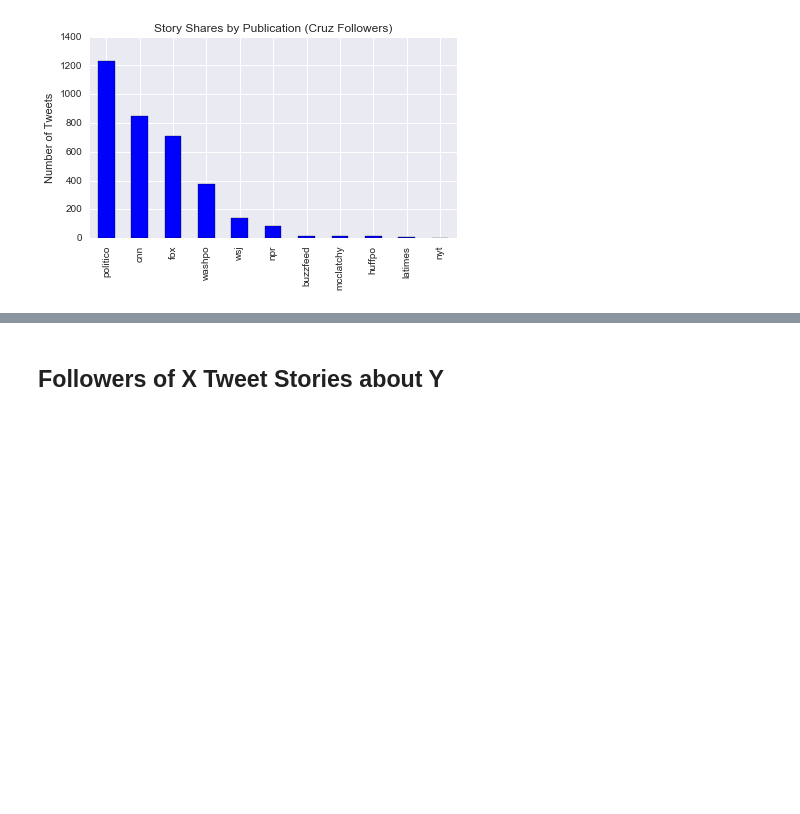
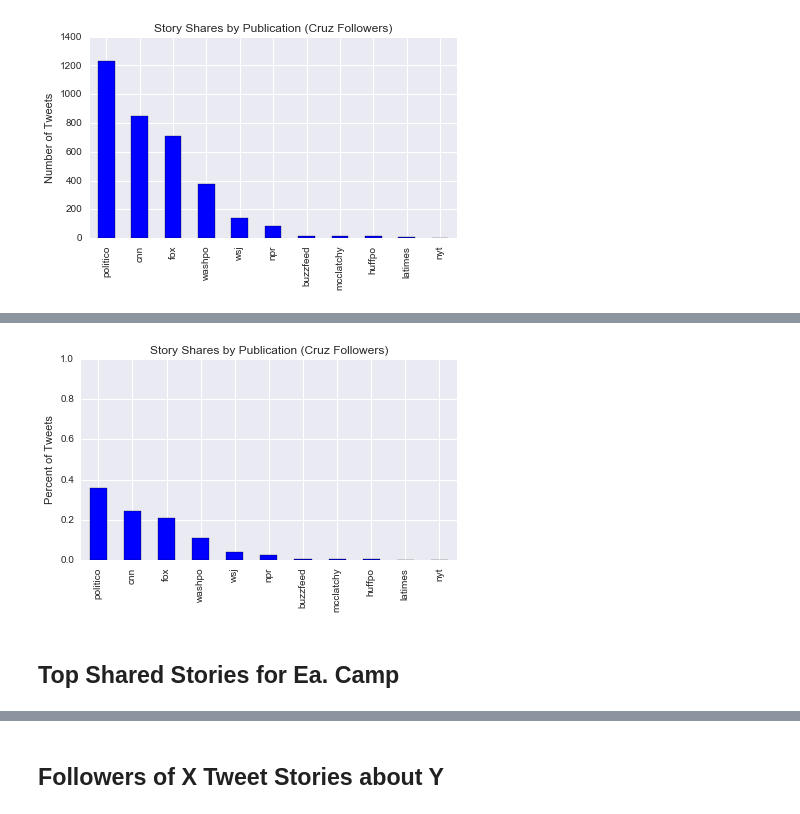
Before and after one commit to sbchou/thesis-extend, a Jupyter notebook: ANALYSIS/SingleCandid.ipynb, the cells around one changed output, grey strips where cells are left out. Cells and saved outputs as stored; diff of their text form; code cells hidden in the pictures; blank space fills up the shorter version.

```diff
--- a/ANALYSIS/SingleCandid.ipynb
+++ b/ANALYSIS/SingleCandid.ipynb
@@ -107,0 +136,11 @@ plt.savefig('FIGS/SUBSET/cruz_camp_pubs.png')
+# %%
+df[df.candidates == CRUZ].org.value_counts(normalize=True).plot(kind='bar')
+plt.title('Story Shares by Publication (Cruz Followers)')
+plt.ylabel('Percent of Tweets')
+plt.ylim([0,1])
+plt.tight_layout()
+plt.savefig('FIGS/SUBSET/cruz_camp_pubs_normalized.png')
+# %% [output]
+[figure, added]
+# %% [markdown]
+## Top Shared Stories for Ea. Camp
```
Also changed, not shown: parts of 11 cells of this notebook, 6 other files.
